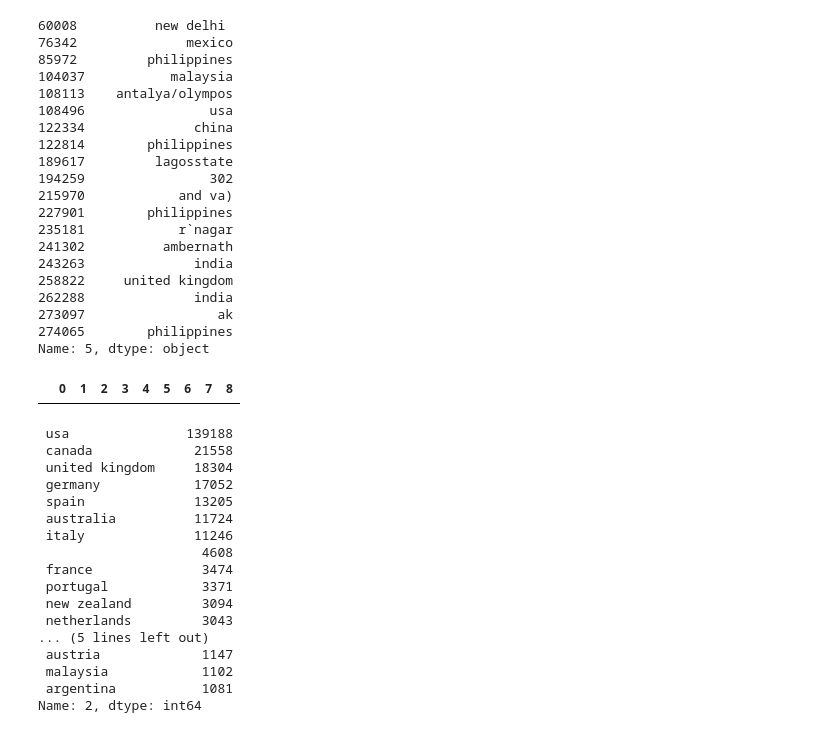
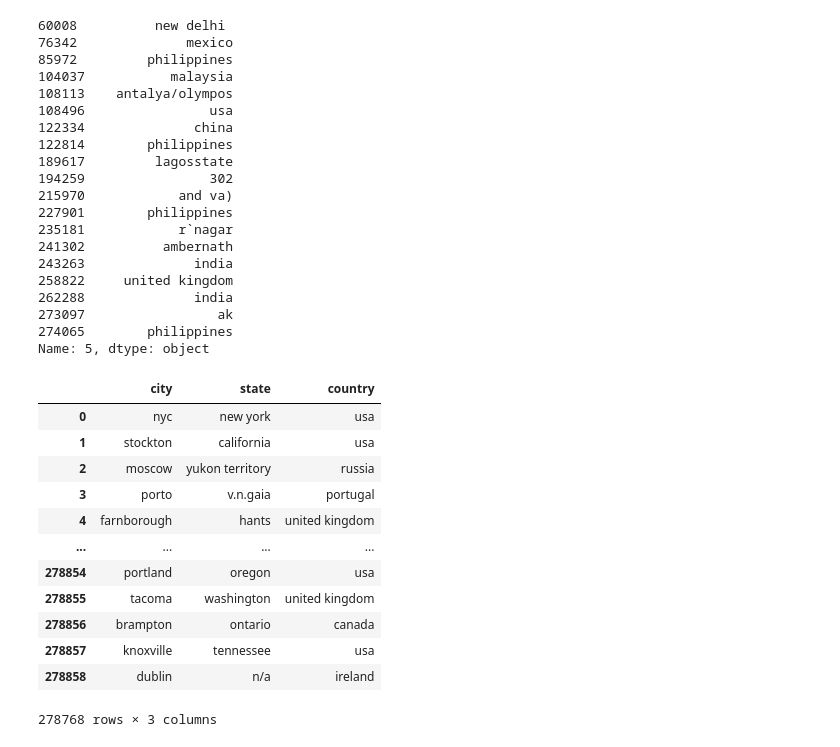
Before and after one commit to GrejSegura/book-recommender, a Jupyter notebook: notebooks/1-data-prep.ipynb, the cells around one changed output. Saved outputs shown, nothing was run; the diff lists cells and outputs as text; code cells hidden in the pictures.

```diff
--- a/notebooks/1-data-prep.ipynb
+++ b/notebooks/1-data-prep.ipynb
@@ -174,27 +189,23 @@ location[5][pd.notnull(location[5])]
 Name: 5, dtype: object
 # %%
 users = users[~pd.notnull(location[4])]
-# %%
-location[location[2]=='usa']
-# %% [output]
-|  | 0 | 1 | 2 | 3 | 4 | 5 | 6 | 7 | 8 |
-# %%
-location[2].value_counts()[:20]
-# %% [output]
- usa               139188
- canada             21558
- united kingdom     18304
- germany            17052
- spain              13205
- australia          11724
- italy              11246
-                     4608
- france              3474
- portugal            3371
- new zealand         3094
- netherlands         3043
-... (5 lines left out)
- austria             1147
- malaysia            1102
- argentina           1081
-Name: 2, dtype: int64
+# %%
+location = location.iloc[:,0:3][~pd.notnull(location[4])]
+# %%
+location.columns = ['city','state','country']
+# %%
+location
+# %% [output]
+|  | city | state | country |
+| 0 | nyc | new york | usa |
+| 1 | stockton | california | usa |
+| 2 | moscow | yukon territory | russia |
+| 3 | porto | v.n.gaia | portugal |
+| 4 | farnborough | hants | united kingdom |
+| ... | ... | ... | ... |
+| 278854 | portland | oregon | usa |
+| 278855 | tacoma | washington | united kingdom |
+| 278856 | brampton | ontario | canada |
+| 278857 | knoxville | tennessee | usa |
+| 278858 | dublin | n/a | ireland |
+278768 rows × 3 columns
```
Also changed, not shown: parts of 23 cells of this notebook.
